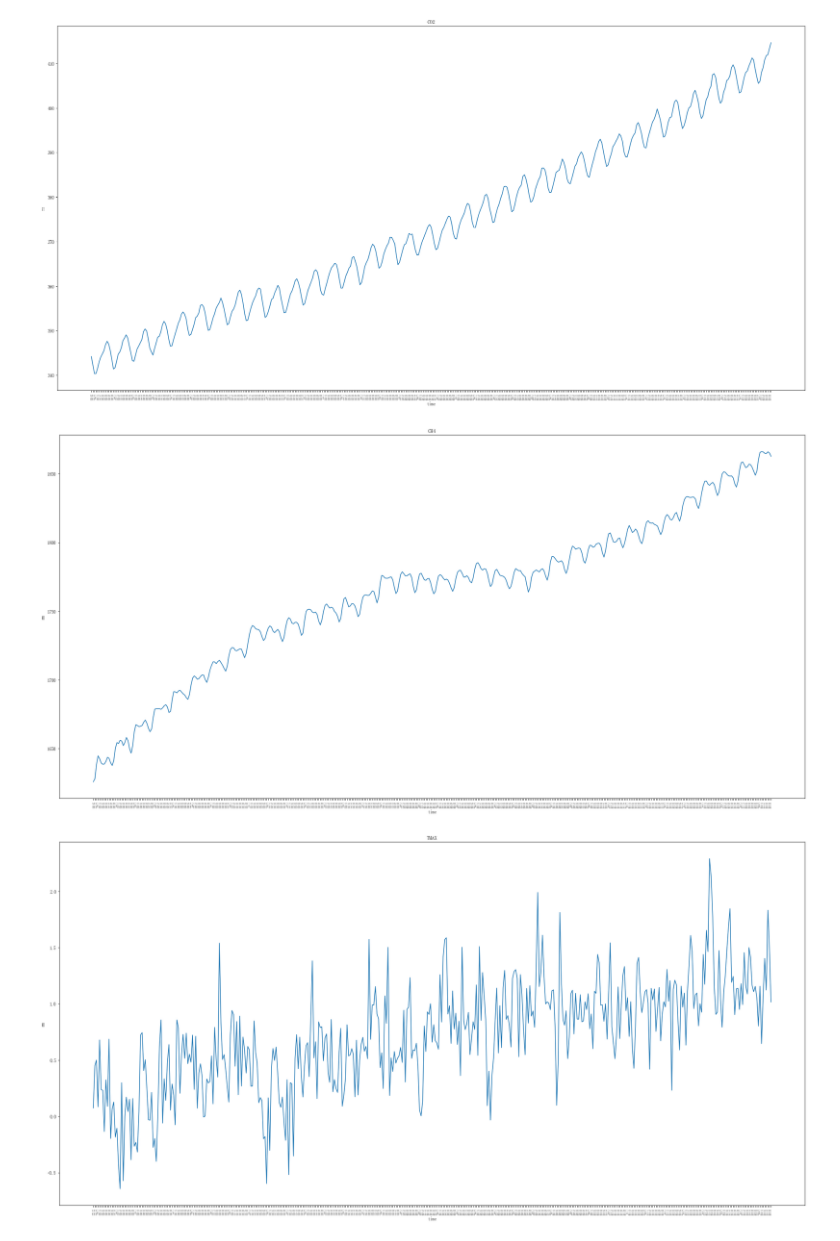
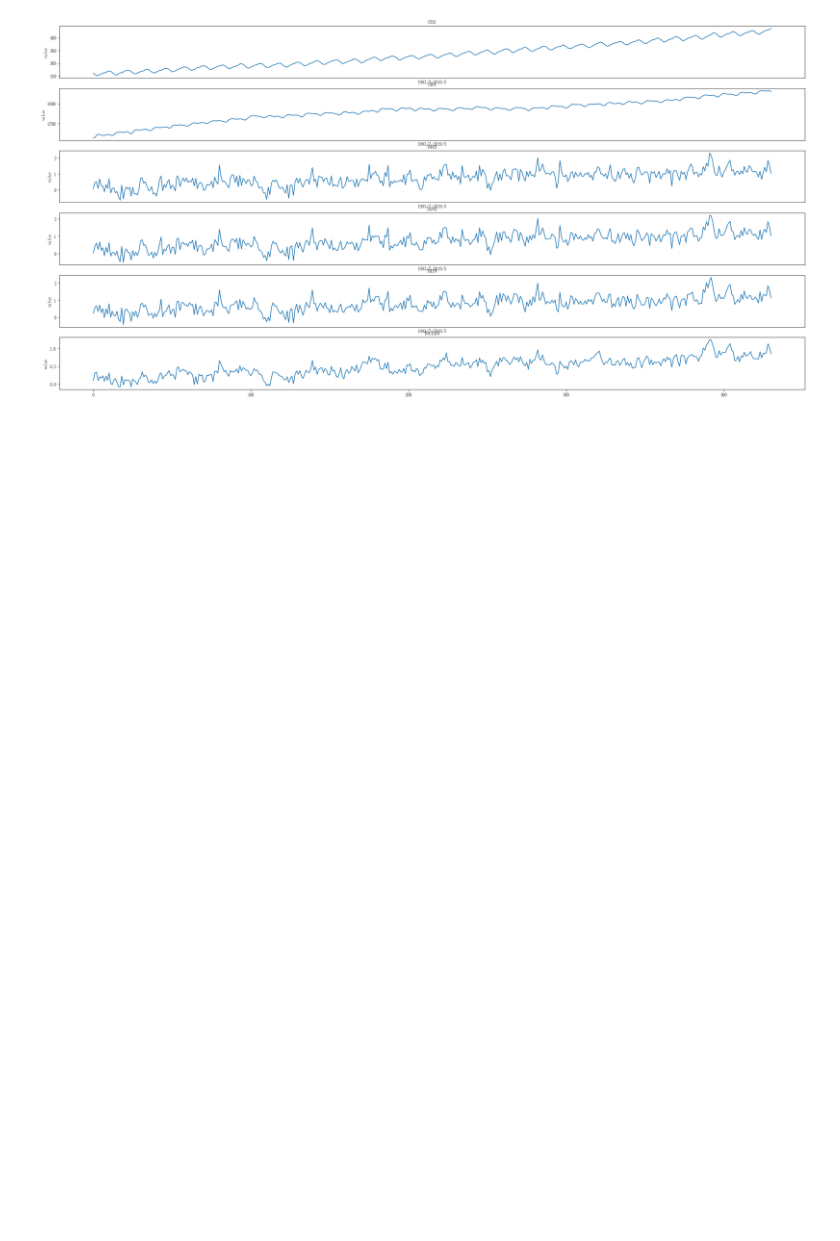
Before and after one commit to WPKENAN/shumo, a Jupyter notebook: pro2/多周期.ipynb, the cells around one changed output. Drawn from its saved outputs; the diff is of its cells as text; code cells hidden in the pictures; blank space fills up the shorter version.

```diff
--- a/pro2/多周期.ipynb
+++ b/pro2/多周期.ipynb
@@ -13,56 +13,45 @@ mpl.rcParams['axes.unicode_minus'] = False  # 解决保存图像是负号'-'显
 dataset = read_csv('data.csv', header=0)
 # print(dataset.values[:,0])
 
 # month=dataset.values[:,0]
 month=list(map(str,dataset.values[:,0]))
 # print(month)
 # print(type(month[0]))
 values = dataset.values
 
 # specify columns to plot
 groups = list(range(1,len(dataset.columns)))
 i = 1
 # plot each column
 
 start = datetime.datetime(1983, 7, 1)
 end = datetime.datetime(2019, 5, 1)
 # 设置日期的间隔为1
 delta = datetime.timedelta(days=30.4)
 
 # 生成一个matplotlib可以识别的日期对象
 dates = mpl.dates.drange(start, end, delta)
 # print(dates)
 
+fig= pyplot.figure(figsize = (30,15))
 for group in groups:
 
-    fig= pyplot.figure(figsize = (30,15))
-#     pyplot.subplot(len(groups)*2, 1, i)
-    pyplot.plot(month,values[:, group])
+    plt.subplot(len(groups),1,i)
+    i=i+1
+
+    if i!=len(groups)+1:
+        plt.xticks([])
+        plt.xlabel("1983/7-2019/5")
+#         pyplot.plot(month,values[:, group])
+#     else:
+    pyplot.plot(values[:, group])
     pyplot.title(dataset.columns[group], loc='center')
 
-    pyplot.xlabel("time")
-    pyplot.ylabel("mm")
-    pyplot.xticks(rotation=90,fontsize=4)
-    # 第一个参数是值，第二个参数是对应的显示效果(若无传入则默认直接显示原始数据)，第三个参数是标签旋转角度
+#     pyplot.xlabel("time")
+    pyplot.ylabel("value")
+#     pyplot.xticks(rotation=90,fontsize=4)
 
-
-    # 获取当前的坐标
-#     ax = pyplot.gca()
-#     for label in ax.get_xticklabels():
-#         label.set_visible(False)
-#     for label in ax.get_xticklabels()[::20]:
-#         label.set_visible(True)
-
-    # 设置日期的显示格式
-#     date_format = mpl.dates.DateFormatter("%Y-%m-%d")
-#     ax.xaxis.set_major_formatter(date_format)
-
-    #日期的排列根据图像的大小自适应
-#     fig.autofmt_xdate()
-    #     i += 2
-    pyplot.savefig("{}量".format(dataset.columns[group]),dpi=240)
+pyplot.savefig("各类特征真实值.png",dpi=240)
 #     pyplot.show()
 # %% [output]
-[figure, old version]
+[figure, new version]
-[figure, removed]
-[figure, removed]
```
Also changed, not shown: parts of 8 cells of this notebook, 31 other files.
